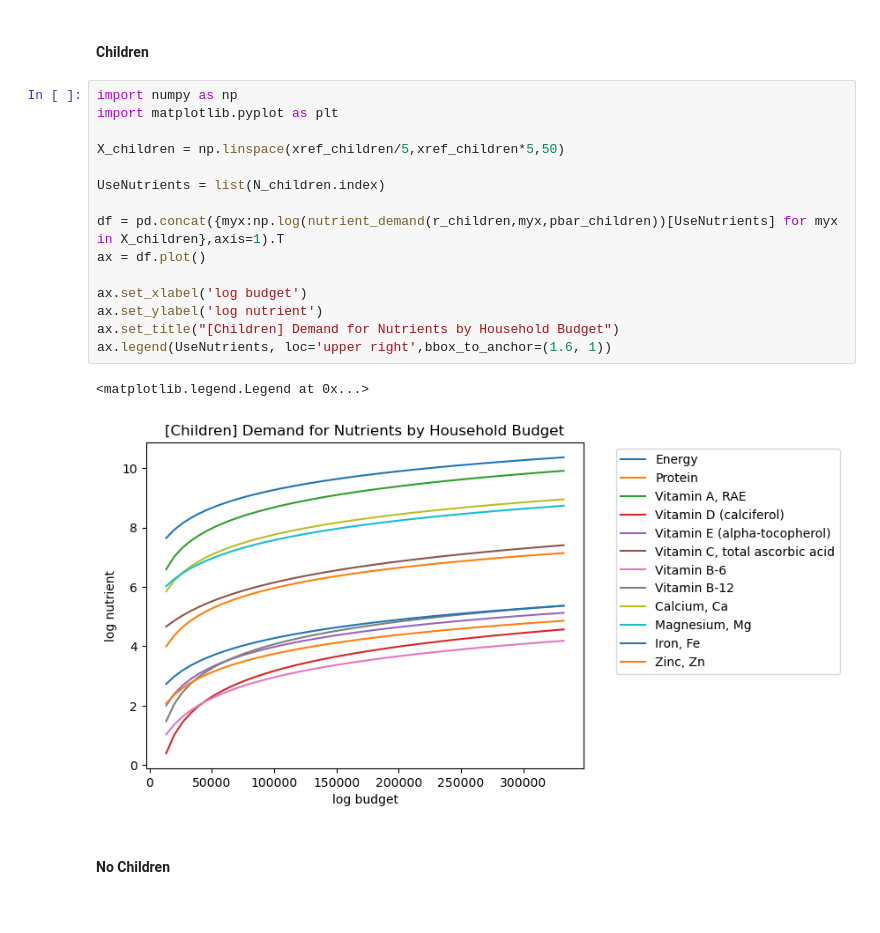
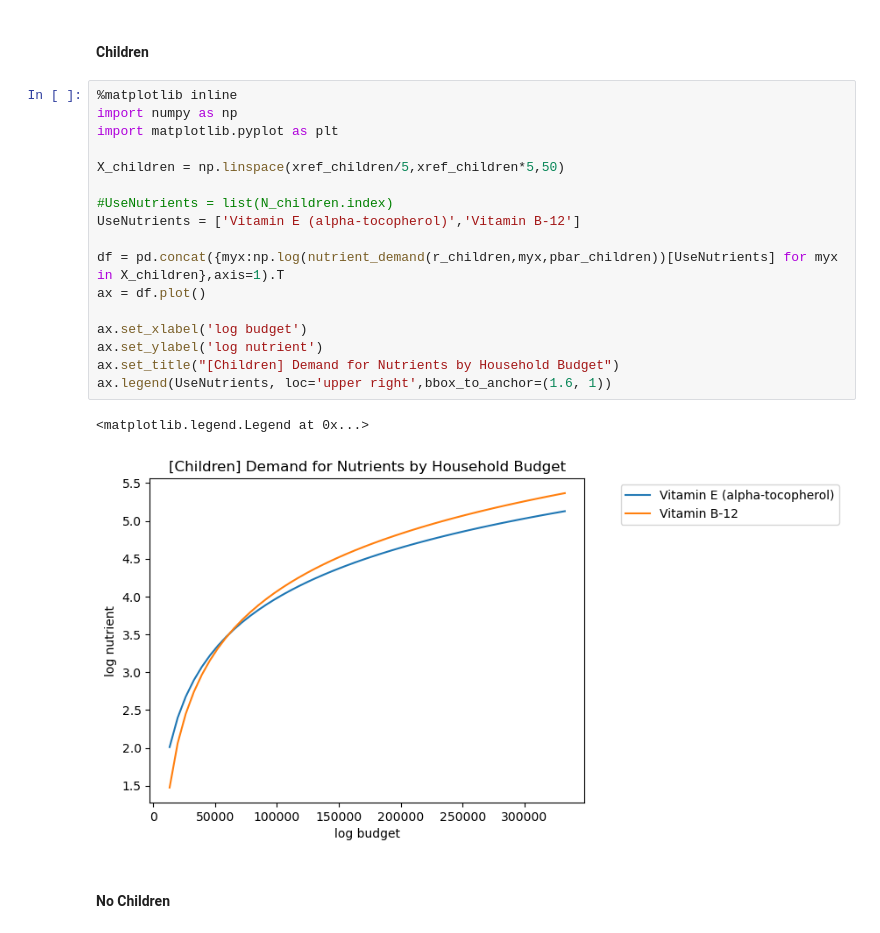
Before and after one commit to kehuang11/EEP153_Proj4_Holbrook, a Jupyter notebook: Proj4_Team_Holbrook_Working.ipynb, the cells around one changed output. Drawn from its saved outputs; the diff is of its cells as text.

```diff
--- a/Proj4_Team_Holbrook_Working.ipynb
+++ b/Proj4_Team_Holbrook_Working.ipynb
@@ -415,23 +371,25 @@ With this `nutrient_demand` function in hand, we can see how nutrient
 # %% [markdown]
 #### Children
 # %%
+%matplotlib inline
 import numpy as np
 import matplotlib.pyplot as plt
 
 X_children = np.linspace(xref_children/5,xref_children*5,50)
 
-UseNutrients = list(N_children.index)
+#UseNutrients = list(N_children.index)
+UseNutrients = ['Vitamin E (alpha-tocopherol)','Vitamin B-12']
 
 df = pd.concat({myx:np.log(nutrient_demand(r_children,myx,pbar_children))[UseNutrients] for myx in X_children},axis=1).T
 ax = df.plot()
 
 ax.set_xlabel('log budget')
 ax.set_ylabel('log nutrient')
 ax.set_title("[Children] Demand for Nutrients by Household Budget")
 ax.legend(UseNutrients, loc='upper right',bbox_to_anchor=(1.6, 1))
 # %% [output]
 <matplotlib.legend.Legend at 0x...>
-[figure, old version]
+[figure, new version]
 # %% [markdown]
 #### No Children
 # %%
```
Also changed, not shown: parts of 37 cells of this notebook.
